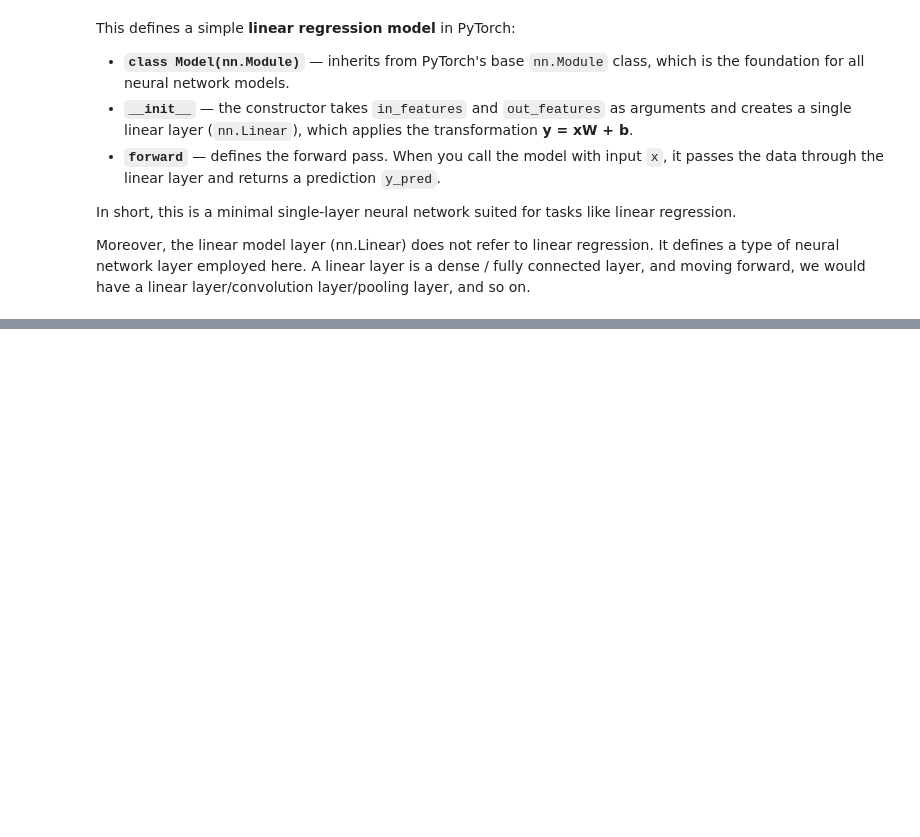
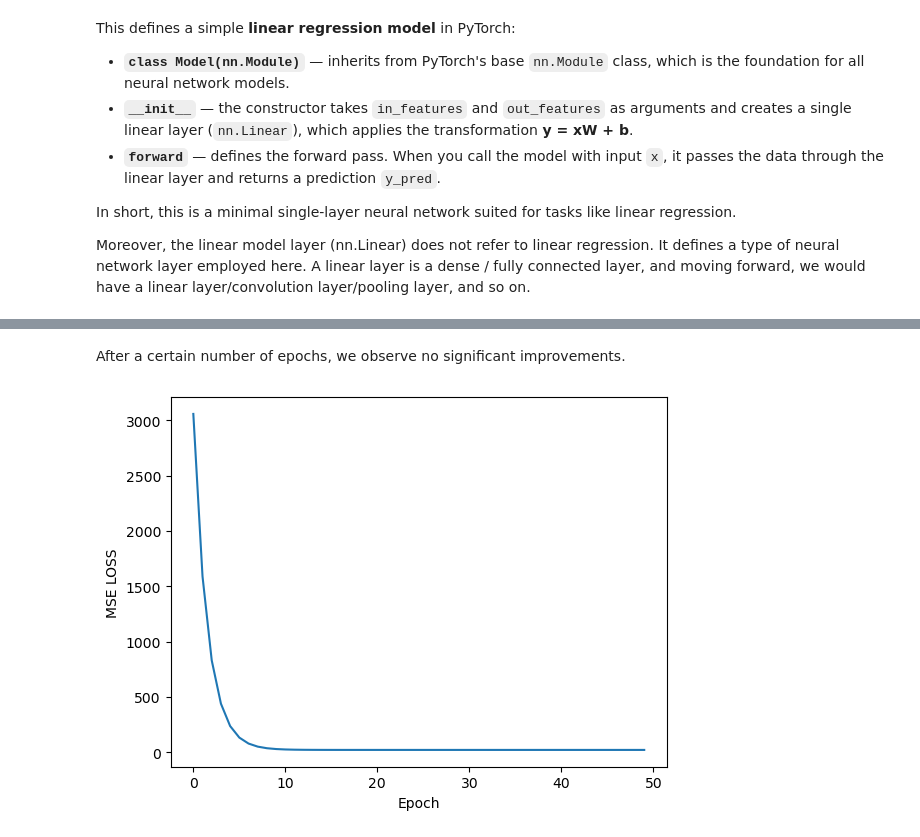
Before and after one commit to sulabola/PyTorch_for_Deep_Learning, a Jupyter notebook: Chapter 5 - Artificial Neural Networks.ipynb, the cells around one changed output, grey strips where cells are left out. Saved outputs shown, nothing was run; the diff lists cells and outputs as text; code cells hidden in the pictures; blank space fills up the shorter version.

```diff
--- a/Chapter 5 - Artificial Neural Networks.ipynb
+++ b/Chapter 5 - Artificial Neural Networks.ipynb
@@ -290,0 +359,37 @@ Moreover, the linear model layer (nn.Linear) does not refer to linear regression
+# %%
+### Define a loss function (people usually call it a criterion) for us.
+
+criterion = nn.MSELoss()
+# %%
+### Setup an optimization. Here we use stochastic gradient descent (SGD) with a given learning rate.
+### We may have to try a couple of learning rates to pick the best one for us.
+
+optimizer = torch.optim.SGD(model.parameters(),lr=0.001)
+# %%
+### Train the model. For that, we need epochs (how many passes through the entire data).
+
+epochs = 50
+losses = [] ### Placeholder for loss function value/error
+
+for i in range(epochs):
+
+    i = i+1
+
+    ### Predicting on the forward pass
+    y_pred = model.forward(X)
+
+    ### Calculate our loss (error)
+    loss = criterion(y_pred,y)
+
+    ### Record the error
+    losses.append(loss)
+
+    print(f"epoch {i} loss: {loss.item()} weight: {model.linear.weight.item()} bias: {model.linear.bias.item()}")
+
+    ### Reset the optimizer for each iteration.
+    optimizer.zero_grad()
+
+    ### Backpropagation (backpropagate loss function)
+    loss.backward()
+
+    optimizer.step()
@@ -290,0 +414,8 @@ Moreover, the linear model layer (nn.Linear) does not refer to linear regression
+# %% [markdown]
+After a certain number of epochs, we observe no significant improvements.
+# %%
+plt.plot(range(epochs), [loss.item() for loss in losses])
+plt.ylabel('MSE LOSS')
+plt.xlabel('Epoch');
+# %% [output]
+[figure, added]
```
Also changed, not shown: parts of 12 cells of this notebook.
